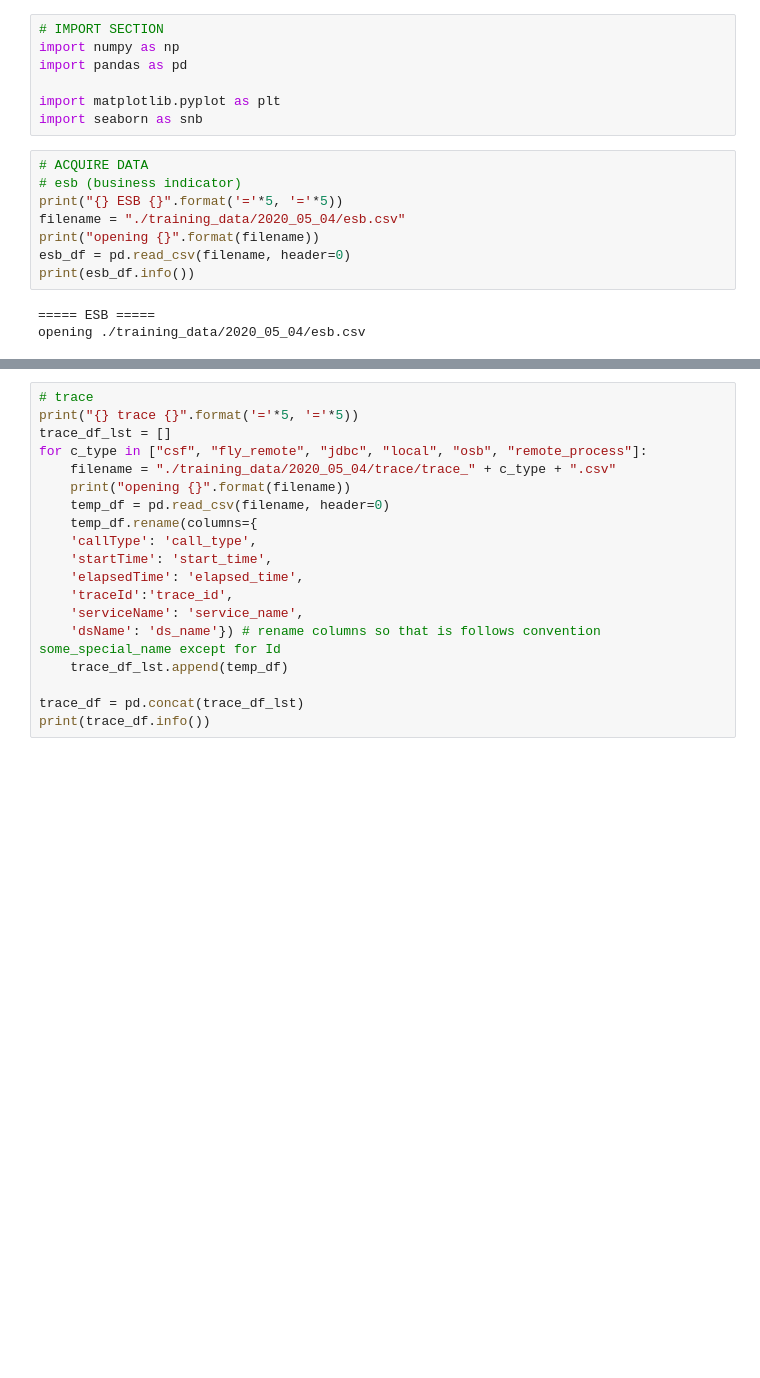
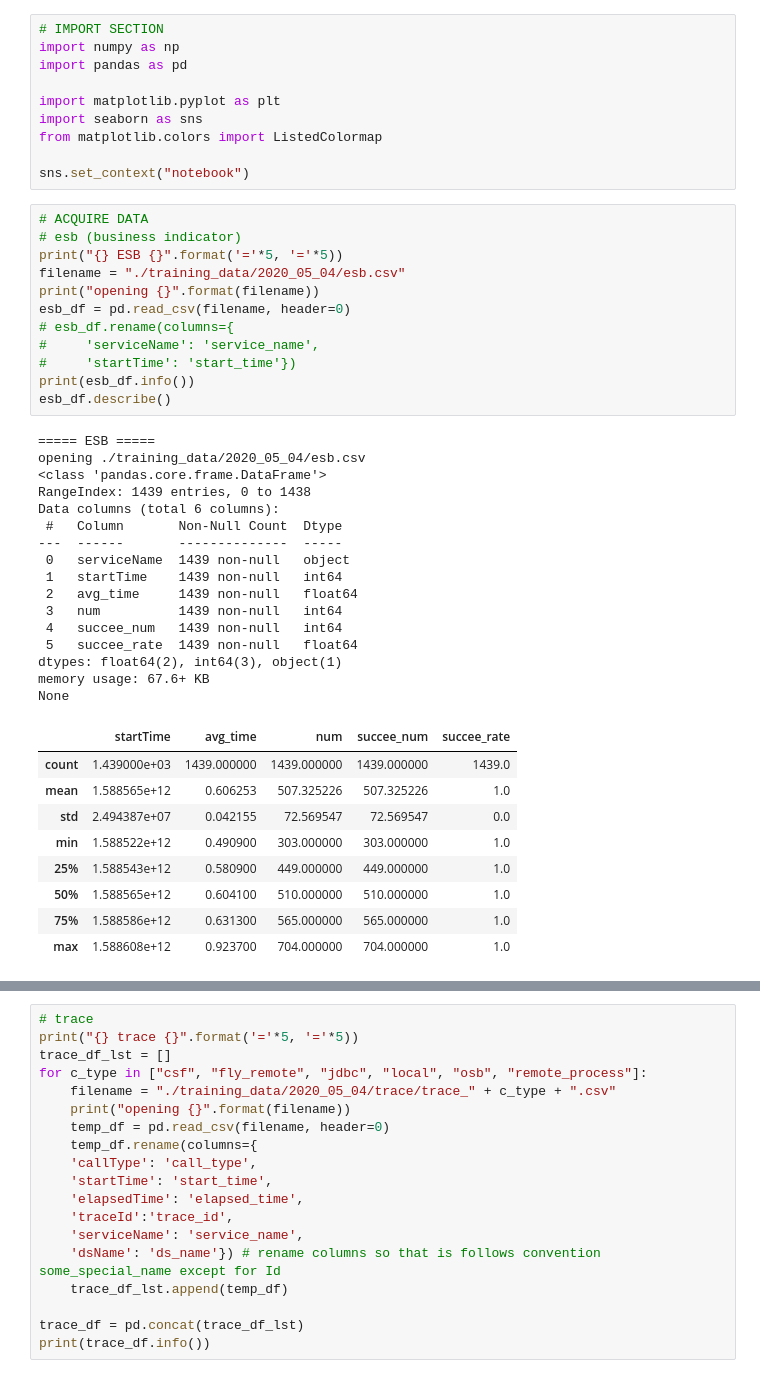
Before and after one commit to DANM-team/ANM-project, a Jupyter notebook: project.ipynb, the cells around one changed output, grey strips where cells are left out. Cells and saved outputs as stored; diff of their text form; blank space fills up the shorter version.

```diff
--- a/project.ipynb
+++ b/project.ipynb
@@ -4,18 +4,48 @@ import numpy as np
 import pandas as pd
 
 import matplotlib.pyplot as plt
-import seaborn as snb
+import seaborn as sns
+from matplotlib.colors import ListedColormap
+
+sns.set_context("notebook")
 # %%
 # ACQUIRE DATA
 # esb (business indicator)
 print("{} ESB {}".format('='*5, '='*5))
 filename = "./training_data/2020_05_04/esb.csv"
 print("opening {}".format(filename))
 esb_df = pd.read_csv(filename, header=0)
+# esb_df.rename(columns={
+#     'serviceName': 'service_name',
+#     'startTime': 'start_time'})
 print(esb_df.info())
+esb_df.describe()
 # %% [output]
 ===== ESB =====
 opening ./training_data/2020_05_04/esb.csv
+<class 'pandas.core.frame.DataFrame'>
+RangeIndex: 1439 entries, 0 to 1438
+Data columns (total 6 columns):
+ #   Column       Non-Null Count  Dtype
+---  ------       --------------  -----
+ 0   serviceName  1439 non-null   object
+ 1   startTime    1439 non-null   int64
+ 2   avg_time     1439 non-null   float64
+ 3   num          1439 non-null   int64
+ 4   succee_num   1439 non-null   int64
+ 5   succee_rate  1439 non-null   float64
+dtypes: float64(2), int64(3), object(1)
+memory usage: 67.6+ KB
+None
+|  | startTime | avg_time | num | succee_num | succee_rate |
+| count | 1.439000e+03 | 1439.000000 | 1439.000000 | 1439.000000 | 1439.0 |
+| mean | 1.588565e+12 | 0.606253 | 507.325226 | 507.325226 | 1.0 |
+| std | 2.494387e+07 | 0.042155 | 72.569547 | 72.569547 | 0.0 |
+| min | 1.588522e+12 | 0.490900 | 303.000000 | 303.000000 | 1.0 |
+| 25% | 1.588543e+12 | 0.580900 | 449.000000 | 449.000000 | 1.0 |
+| 50% | 1.588565e+12 | 0.604100 | 510.000000 | 510.000000 | 1.0 |
+| 75% | 1.588586e+12 | 0.631300 | 565.000000 | 565.000000 | 1.0 |
+| max | 1.588608e+12 | 0.923700 | 704.000000 | 704.000000 | 1.0 |
 # %%
 # host KPI
 print("{} host {}".format('='*5, '='*5))
```
Also changed, not shown: parts of 8 cells of this notebook.
